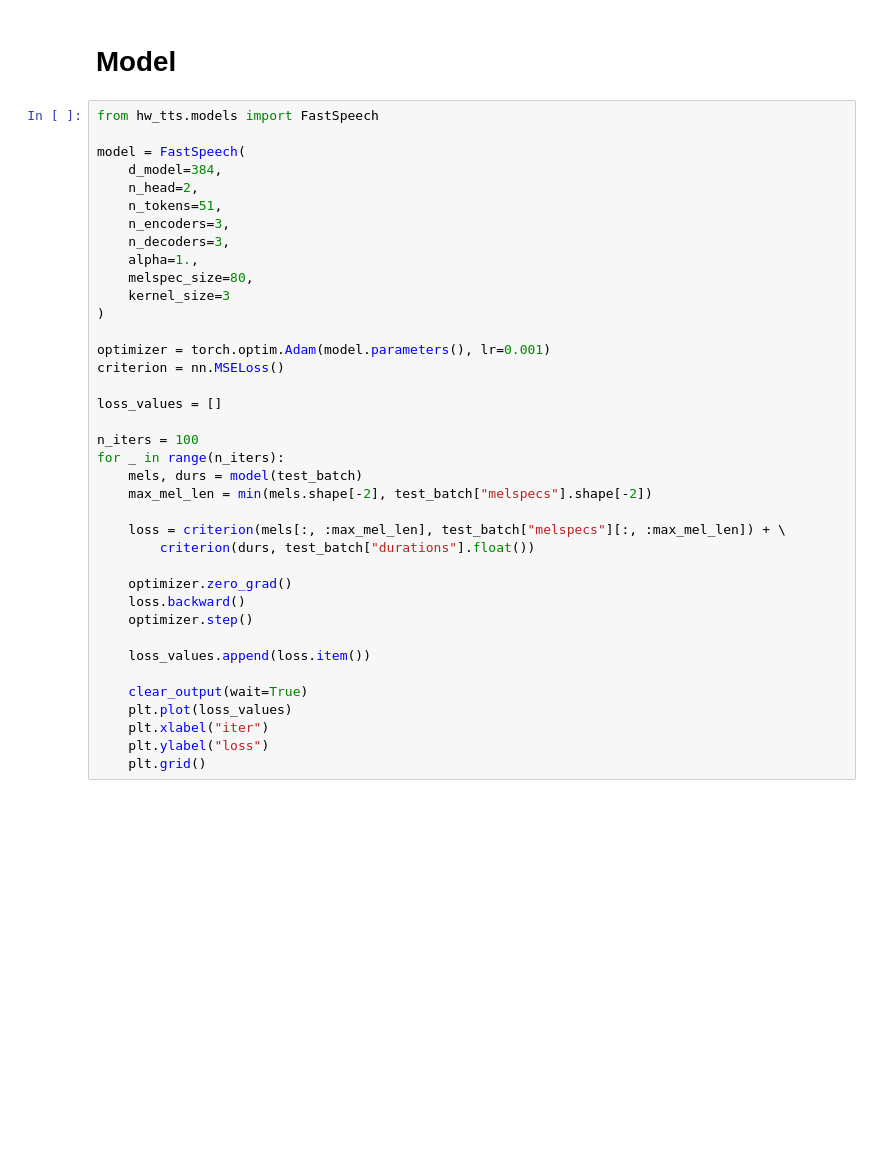
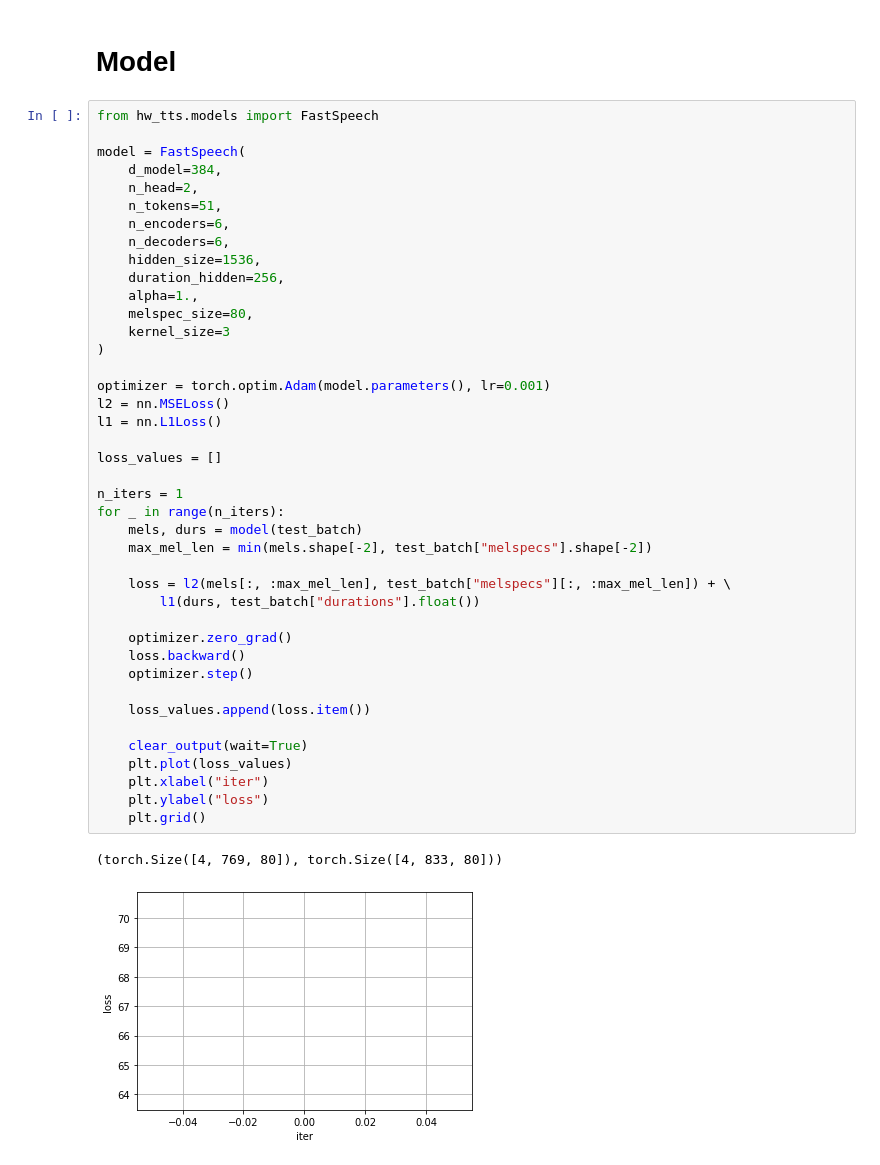
Before and after one commit to serp404/dla-ami-2021, a Jupyter notebook: hw3-TTS/dev.ipynb, the cells around one changed output. Saved outputs shown, nothing was run; the diff lists cells and outputs as text; blank space fills up the shorter version.

```diff
--- a/hw3-TTS/dev.ipynb
+++ b/hw3-TTS/dev.ipynb
@@ -35,36 +51,42 @@ from hw_tts.models import FastSpeech
 
 model = FastSpeech(
     d_model=384,
     n_head=2,
     n_tokens=51,
-    n_encoders=3,
-    n_decoders=3,
+    n_encoders=6,
+    n_decoders=6,
+    hidden_size=1536,
+    duration_hidden=256,
     alpha=1.,
     melspec_size=80,
     kernel_size=3
 )
 
 optimizer = torch.optim.Adam(model.parameters(), lr=0.001)
-criterion = nn.MSELoss()
+l2 = nn.MSELoss()
+l1 = nn.L1Loss()
 
 loss_values = []
 
-n_iters = 100
+n_iters = 1
 for _ in range(n_iters):
     mels, durs = model(test_batch)
     max_mel_len = min(mels.shape[-2], test_batch["melspecs"].shape[-2])
 
-    loss = criterion(mels[:, :max_mel_len], test_batch["melspecs"][:, :max_mel_len]) + \
-        criterion(durs, test_batch["durations"].float())
+    loss = l2(mels[:, :max_mel_len], test_batch["melspecs"][:, :max_mel_len]) + \
+        l1(durs, test_batch["durations"].float())
 
     optimizer.zero_grad()
     loss.backward()
     optimizer.step()
 
     loss_values.append(loss.item())
 
     clear_output(wait=True)
     plt.plot(loss_values)
     plt.xlabel("iter")
     plt.ylabel("loss")
     plt.grid()
+# %% [output]
+(torch.Size([4, 769, 80]), torch.Size([4, 833, 80]))
+[figure, added]
```
Also changed, not shown: parts of 6 cells of this notebook.
